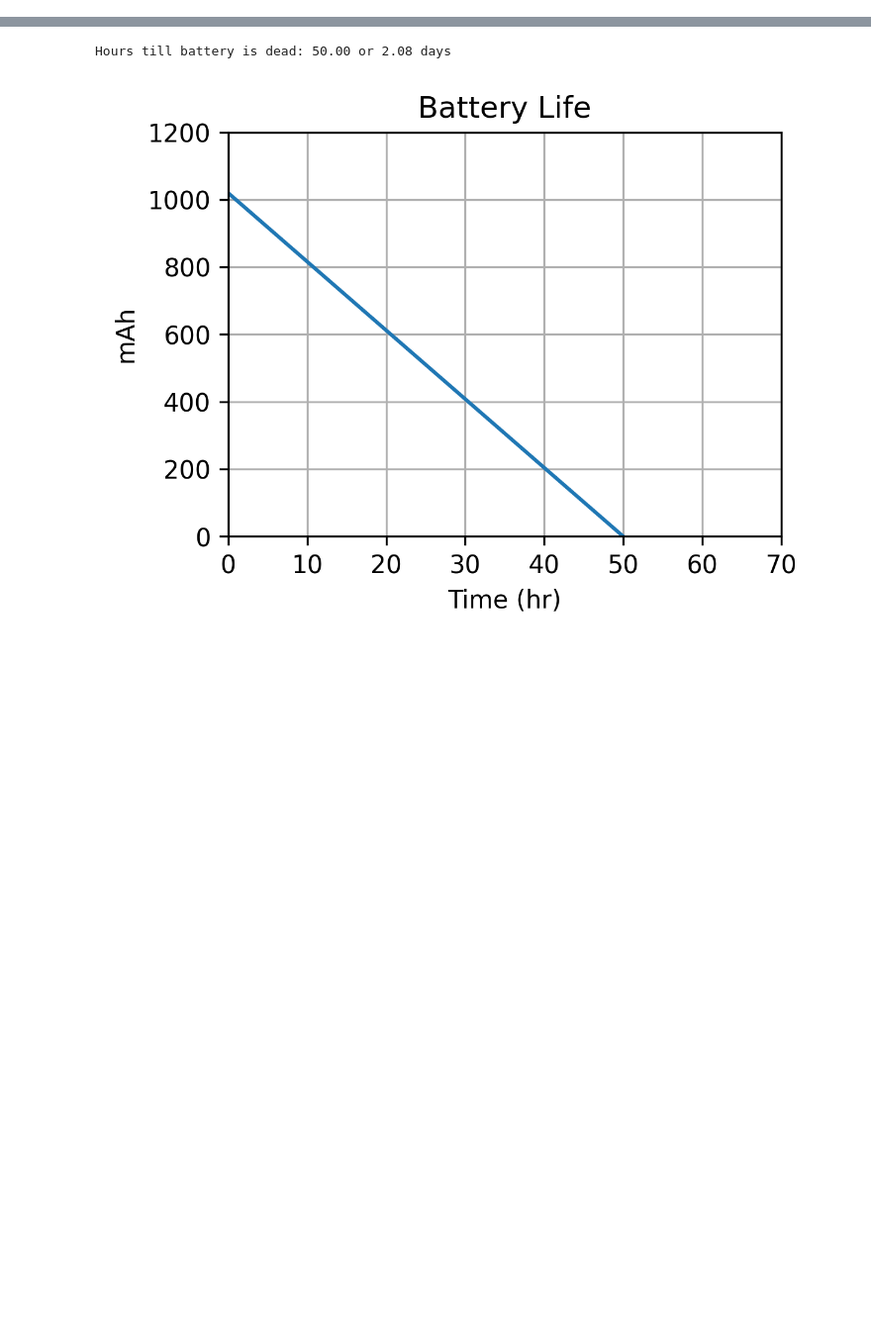
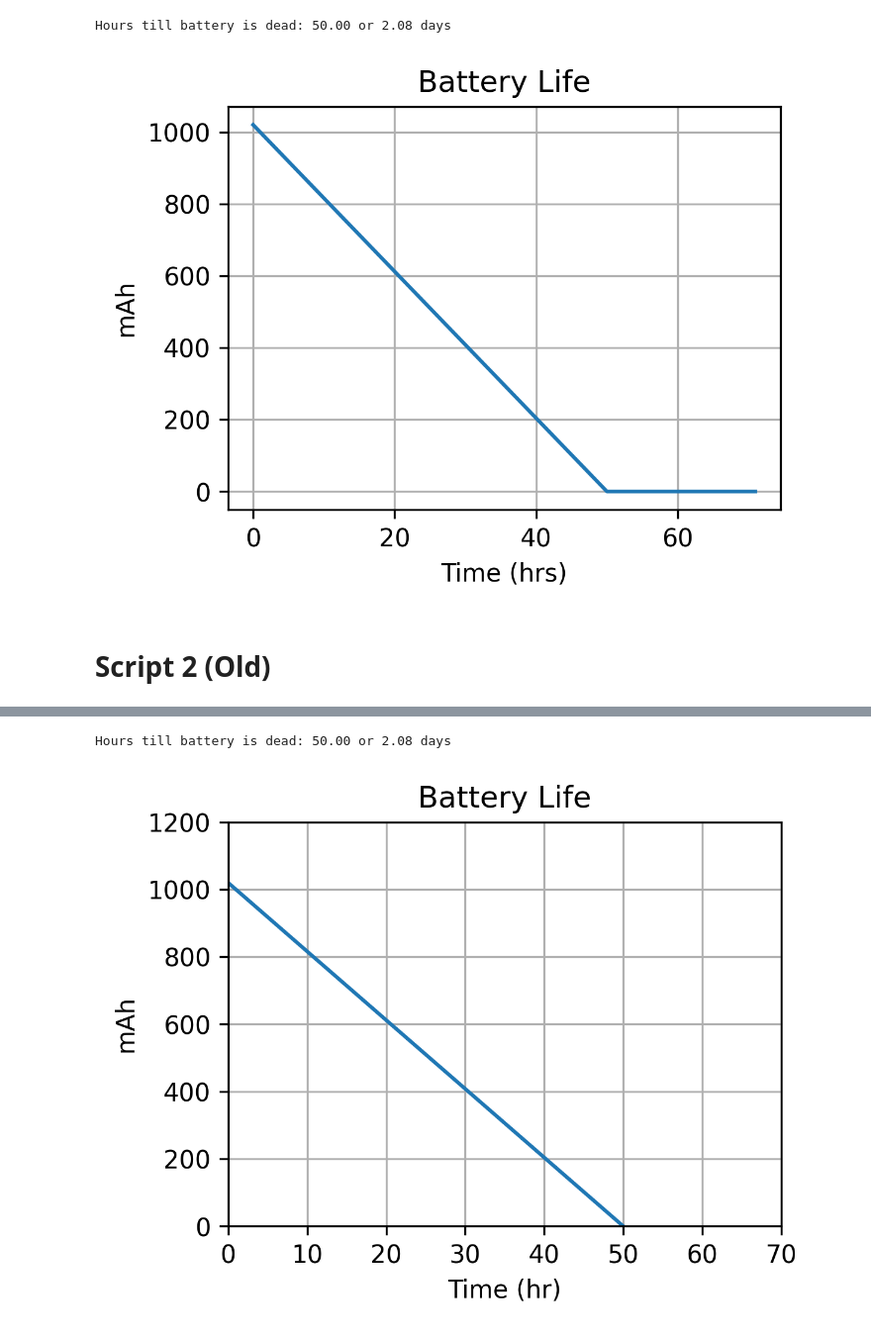
Before and after one commit to jmBSU/maskMisc, a Jupyter notebook: batterylife.ipynb, the cells around one changed output, grey strips where cells are left out. Shown: that part at 99% size. Saved outputs shown, nothing was run; the diff lists cells and outputs as text; code cells hidden in the pictures; blank space fills up the shorter version.

```diff
--- a/batterylife.ipynb
+++ b/batterylife.ipynb
@@ -26 +27,75 @@ If this works, this should plot the battery life assuming the following:
 * Calculation includes a derate of 15% on the battery
+# %%
+%matplotlib inline
+
+import matplotlib.pyplot as plt
+from matplotlib.pyplot import figure
+import numpy as np
+import sympy as sym
+
+#Batter Capacity in mAh
+batteryCap = 1200;
+
+#Power draw in mA
+wakePower = 30;
+sleepPower = 18;
+
+#wake and sleep time in Minutes
+wakeTime = 2;
+sleepTime = 8;
+
+
+#For loop for 0 to 70 hours
+x = [];
+
+for i in range(71*60):
+  x.append(i/60)
+
+#Calculates y for each x manually
+yarray = [];
+
+timeCounter = 0;
+timeMax = wakeTime + sleepTime;
+y = batteryCap * 0.85 * 60;
+yarray.append(y/60);
+
+for i in range(71*60):
+  #ignores 1st data entry
+  if i != 0:
+    #y must be positive - makes all <0 to =0
+    if y > 0:
+      #Clears internal count
+      if timeCounter == timeMax:
+        timeCounter = 0;
+      #Assumes sleep first - starts decrementing per minute
+      if timeCounter < sleepTime:
+        y -= sleepPower;
+        yarray.append(y/60);
+      #This is for when it is awake - aka the remainder of timeMax
+      elif timeCounter < timeMax:
+        y -= wakePower;
+        yarray.append(y/60);
+      timeCounter+=1;
+    else:
+      yarray.append(0)
+
+#Makes image big and good lookin - 4x3 at 300dpi
+figure(figsize=(4,3), dpi=300)
+
+#Plots a linear function of battery
+plt.plot(x,yarray);
+plt.xlabel("Time (hrs)");
+plt.ylabel("mAh");
+plt.title("Battery Life");
+plt.grid();
+
+#Finds the first 0, the index indicates the minute it is dead
+hourDead = yarray.index(0)/60;
+dayDead = hourDead/24;
+
+print("Hours till battery is dead:","%0.2f" % hourDead,"or", "%0.2f" % dayDead, "days");
+# %% [output]
+Hours till battery is dead: 50.00 or 2.08 days
+[figure, added]
+# %% [markdown]
+# Script 2 (Old)
```
Also changed, not shown: parts of 3 cells of this notebook.
